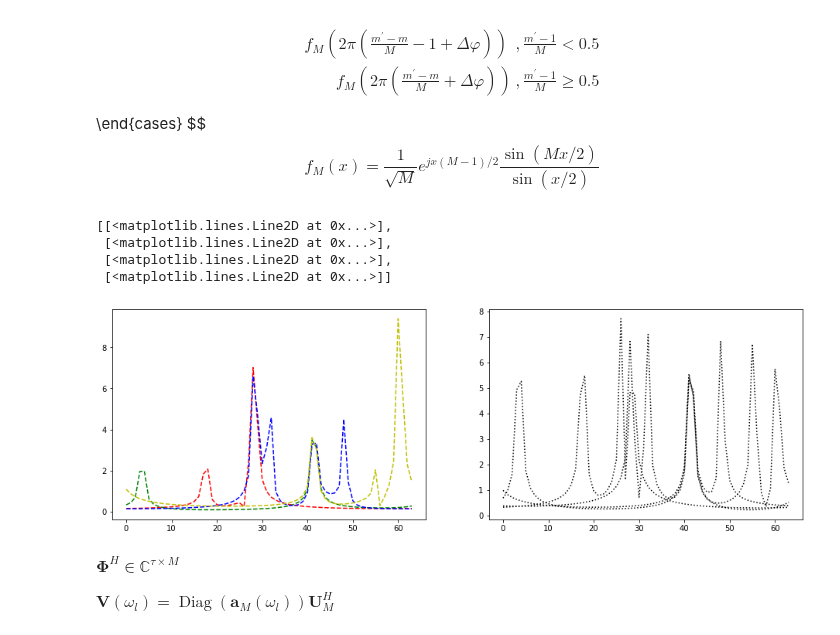
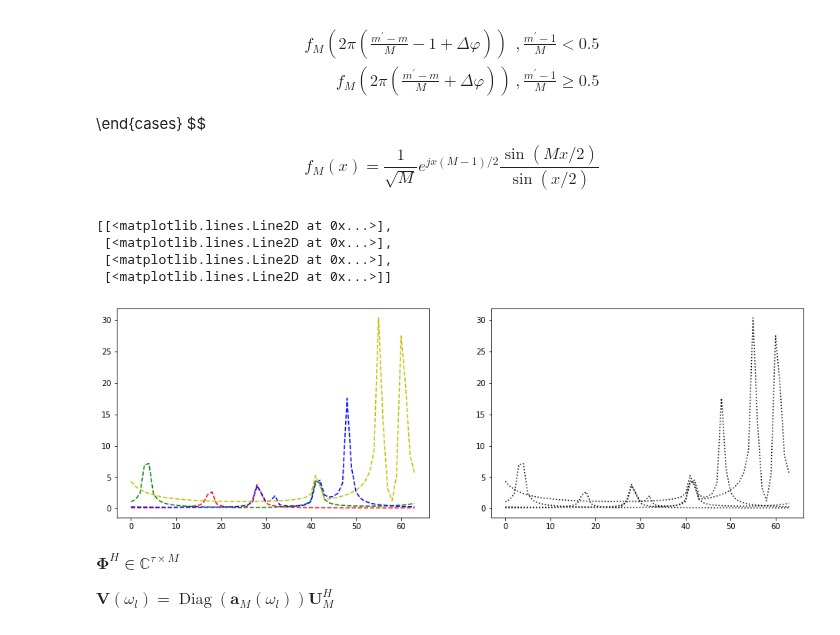
Before and after one commit to Brook1711/RIS-Angular-Domain, a Jupyter notebook: code_main/Alg.ipynb, the cells around one changed output. Drawn from its saved outputs; the diff is of its cells as text; code cells hidden in the pictures.

```diff
--- a/code_main/Alg.ipynb
+++ b/code_main/Alg.ipynb
@@ -128,7 +128,7 @@ plt.subplot(2,1,1)
 
 r = gamma.rvs(alpha_1, 0, beta_1, size = 64)
 
-Beta_true = np.random.normal(0, np.sqrt(r), M)
+Beta_true = np.random.normal(0, np.power(r, -0.5), M)
 # Beta_true = np.ones(M)
 
 a_M_k = np.array([[np.complex128(0) for m in range(M)] for k in range(K)])
@@ -178,35 +178,37 @@ $$
 # %%
 ## generate D_M
 def f_N(N, x):
     if abs(x) == 0:
         return N
     else:
         return 1/np.sqrt(N)*cmath.exp(1j*x*(N-1)/2)*(cmath.sin((N)*x/2))/(cmath.sin(x/2))
 
 def generate_DM(M, Delta_varphi):
     DM = np.matrix([np.complex128(0) for m in range(M * M)]).reshape((M,M))
     for col in range(M):
         if col/float(M) < 0.5:
             DM[:,col] = np.array([(f_N(M, 2*np.pi *(m/M - col/M - Delta_varphi[col]) )) for m in range(M)]).reshape(M,1)
         else:
             DM[:,col] = np.array([(f_N(M, 2*np.pi *(m/M - col/M + 1 - Delta_varphi[col]) )) for m in range(M)]).reshape(M,1)
     return DM
 
+
+
 DM_varphi = generate_DM(M, Delta_varphi)
 
-DM_mul_x_K = [DM_varphi * np.reshape(np.mat(channel_support_for_all_users[k]), (M,1)) for k in range(K)]
+DM_mul_x_K = [DM_varphi * np.reshape(np.mat(Beta_true * channel_support_for_all_users[k]), (M,1)) for k in range(K)]
 
 plt.figure(figsize=(16, 5))
 plt.subplot(1,2,1)
 [plt.plot(range(M), np.abs(a_M_k_DFT[k]), color_list[k],linestyle='dashed') for k in range(K)]
 plt.subplot(1,2,2)
 [plt.plot(range(M), np.abs(DM_mul_x_K[k]), linestyle='dotted', color='black') for k in range(K)]
 # %% [output]
 [[<matplotlib.lines.Line2D at 0x...>],
  [<matplotlib.lines.Line2D at 0x...>],
  [<matplotlib.lines.Line2D at 0x...>],
  [<matplotlib.lines.Line2D at 0x...>]]
-[figure, old version]
+[figure, new version]
 # %% [markdown]
 
 
```
Also changed, not shown: parts of 4 cells of this notebook.
